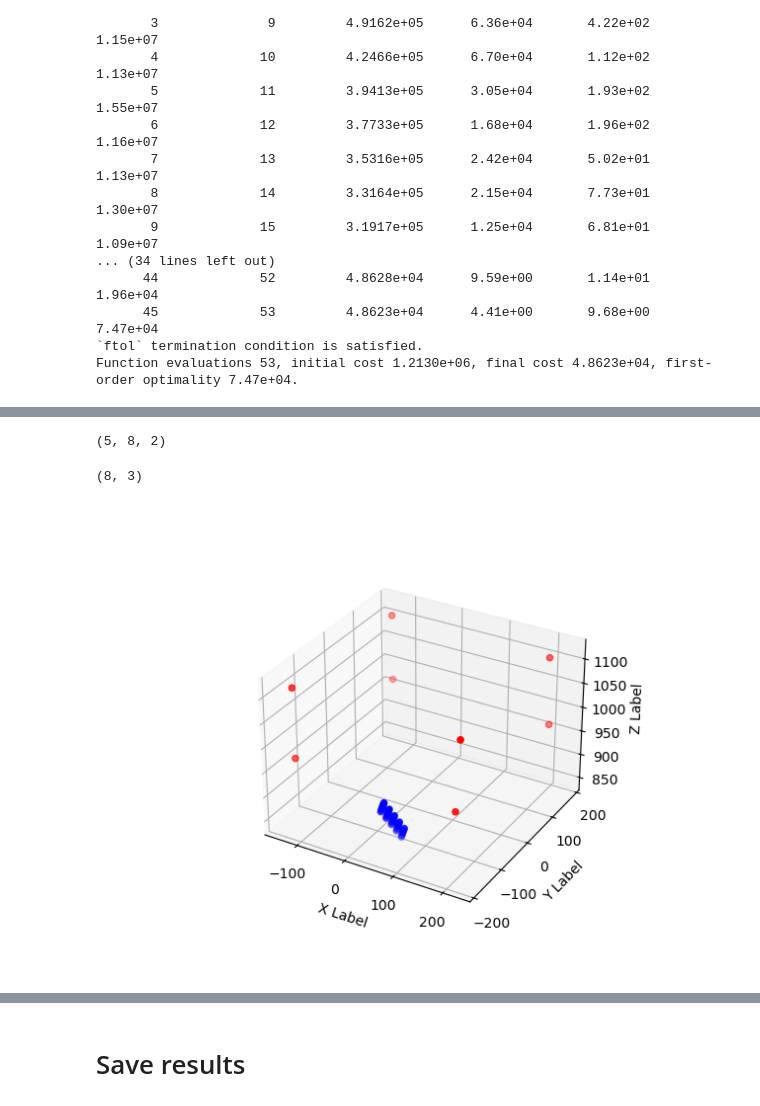
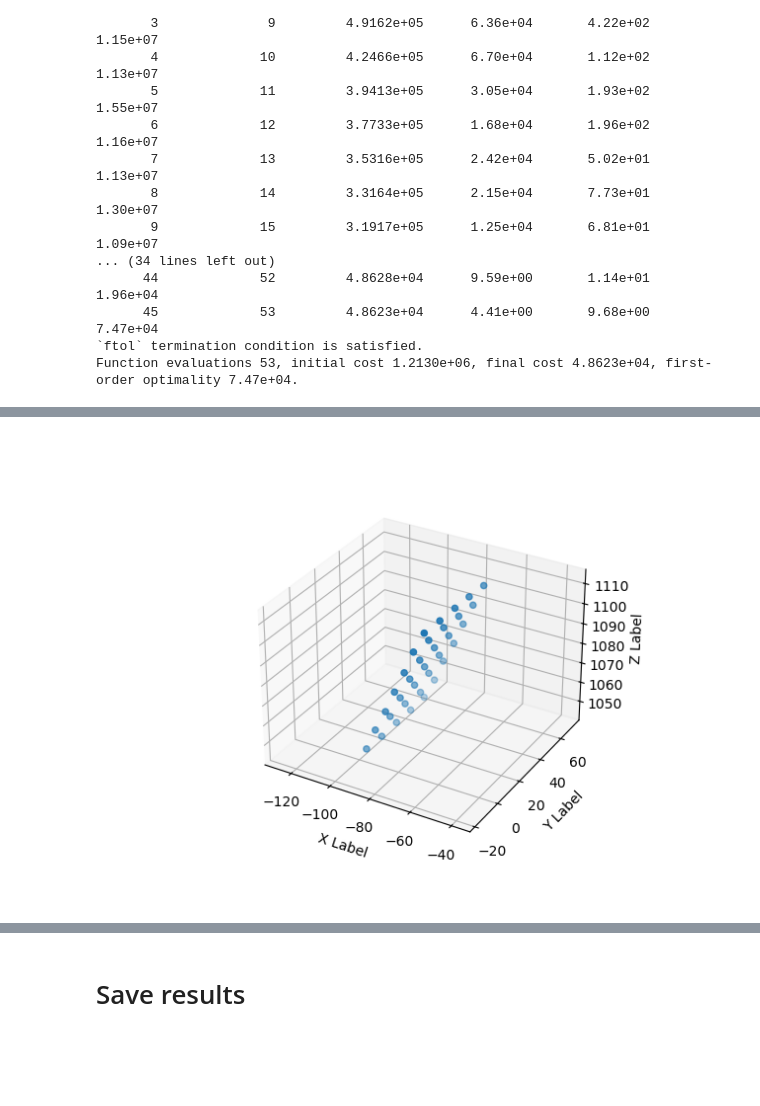
Before and after one commit to iurillilab/3d-setup, a Jupyter notebook: complete_pipeline/2_calibration_tutorial copy.ipynb, the cells around one changed output, grey strips where cells are left out. Saved outputs shown, nothing was run; the diff lists cells and outputs as text; code cells hidden in the pictures; blank space fills up the shorter version.

Commit message:
finished pipeline 3d triangulation

```diff
--- a/complete_pipeline/2_calibration_tutorial copy.ipynb
+++ b/complete_pipeline/2_calibration_tutorial copy.ipynb
@@ -184,6 +171,0 @@ print(tot, '\n', nan_val)
-# %%
-all_triang = []
-for i in range(all_calib_uvs.shape[2]):
-    all_triang.append(mcc.triangulate(all_calib_uvs[:, :, i , [1, 0]], adj_extrinsics, adj_intrinsics))
-all_triang = np.array(all_triang)
-checkboard_3d = all_triang.squeeze()
@@ -264,40 +172,26 @@ arena_triangulation = np.array(arena_triangulation).squeeze()
-# %%
-coordinates_ars.keys()
-right_arr = [coordinates_ars['central'], coordinates_ars['mirror-bottom'], coordinates_ars['mirror-left'], coordinates_ars['mirror-right'], coordinates_ars['mirror-top']]
-concatenated_arr = [np.expand_dims(np.array(arr), 0) for arr in right_arr]
-right_arr2 = np.stack(concatenated_arr, axis=0)
-
-arena_triangulation = []
-for i in tqdm(range(8)):
-    arena_triangulation.append(mcc.triangulate(right_arr2[:, :, i, [1, 0]], adj_extrinsics, adj_intrinsics))
-arena_triangulation = np.array(arena_triangulation).squeeze()
-# %%
-right_arr.shape
-# %% [output]
-(5, 8, 2)
-# %%
-arena_triangulation.shape
-# %% [output]
-(8, 3)
-# %%
-%matplotlib widget
-import matplotlib.pyplot as plt
-import numpy as np
-
-
-
-fig = plt.figure()
-ax = fig.add_subplot(projection='3d')
-
-
-
-
-ax.scatter(checkboard_nframe[:, 0], checkboard_nframe[:, 1], checkboard_nframe[:, 2], c='b')
-ax.scatter(arena_triangulation[:, 0], arena_triangulation[:, 1], arena_triangulation[:, 2], c='r')
-ax.set_xlabel('X Label')
-ax.set_ylabel('Y Label')
-ax.set_zlabel('Z Label')
-plt.axis("equal")
-plt.show()
-# %% [output]
-[figure, removed]
+# %%
+def triangulate_all_keypoints(calib_uvs, adj_extrinsics, adj_intrinsics, progress_bar=True):
+    all_triang = []
+    progbar = tqdm if progress_bar else lambda x: x
+    for i in progbar(range(calib_uvs.shape[2])):
+        all_triang.append(mcc.triangulate(calib_uvs[:, :, i, :], adj_extrinsics, adj_intrinsics))
+
+    return np.array(all_triang)
+
+checkboard_3d = triangulate_all_keypoints(all_calib_uvs, adj_extrinsics, adj_intrinsics)
+
+non_nan_idxs = np.where(~np.isnan(checkboard_3d).any(axis=(0, 2)))[0]
+frame_idx = non_nan_idxs[0]
+checkboard_frame = checkboard_3d[:, frame_idx, :]
+# %%
+fig = plt.figure()
+ax = fig.add_subplot(projection='3d')
+ax.scatter(checkboard_frame[:, 0], checkboard_frame[:, 1], checkboard_frame[:, 2])
+
+ax.set_xlabel('X Label')
+ax.set_ylabel('Y Label')
+ax.set_zlabel('Z Label')
+plt.axis("equal")
+plt.show()
+# %% [output]
+[figure, added]
```
Also changed, not shown: parts of 36 cells of this notebook.
